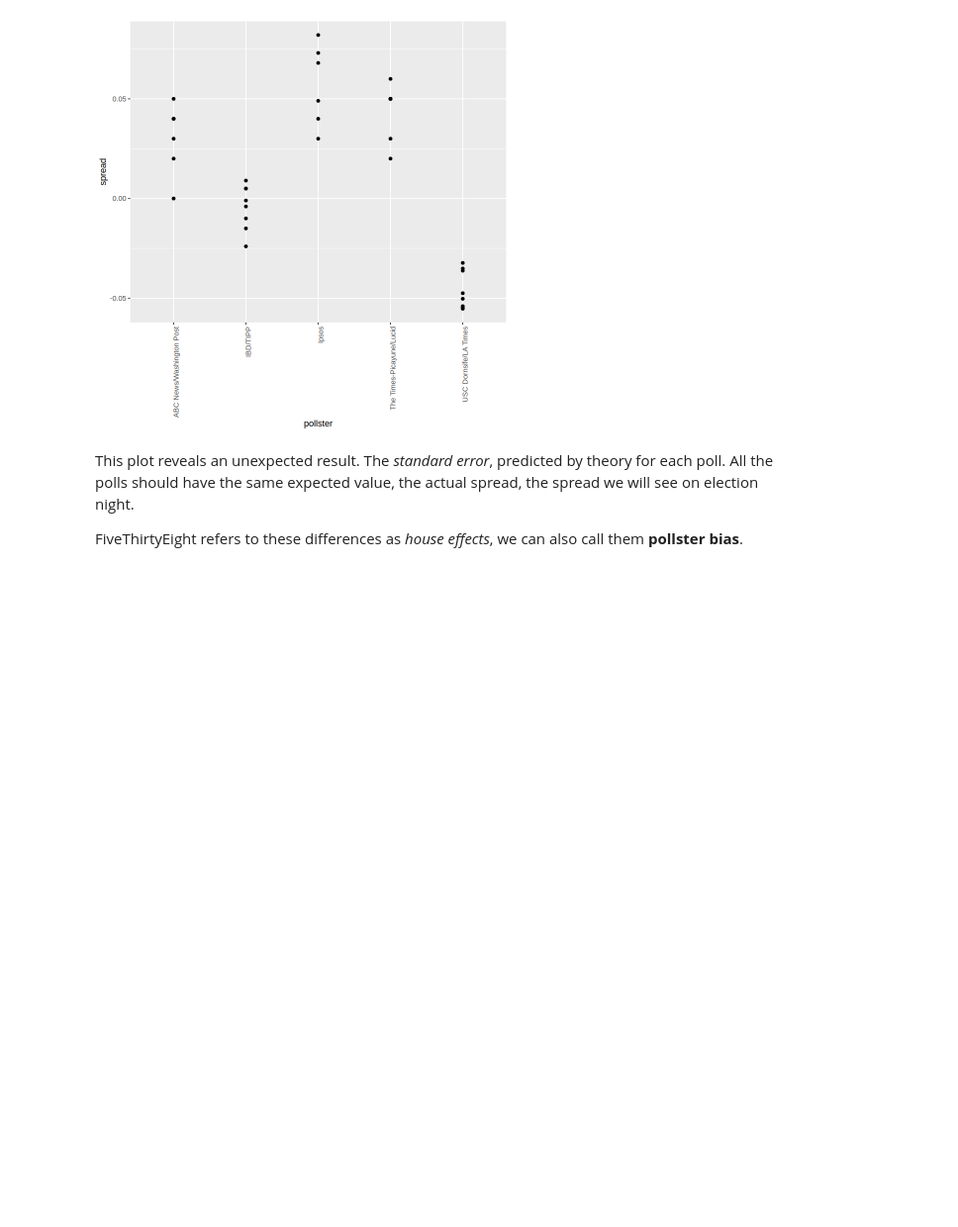
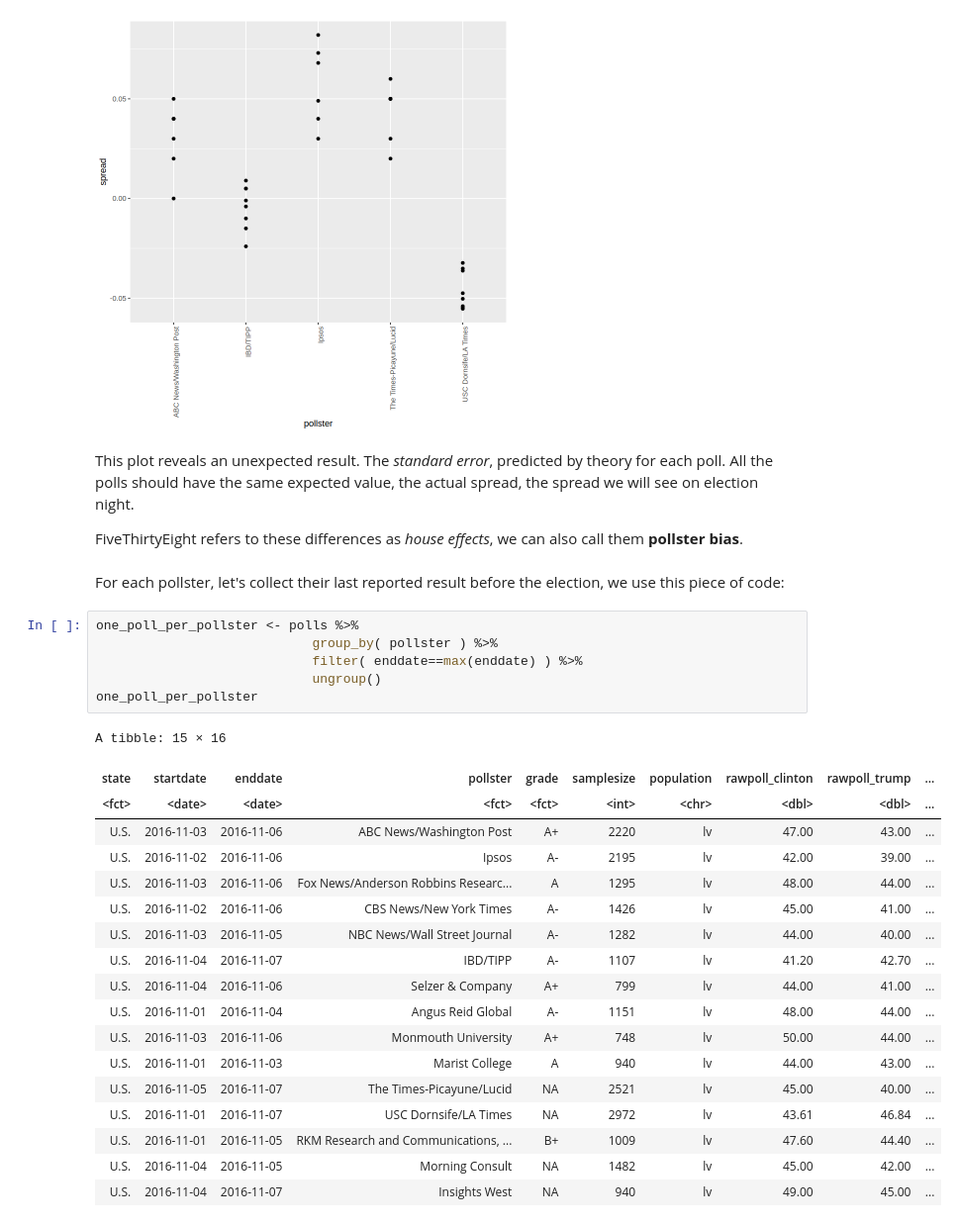
Before and after one commit to benitojpc/data-science-infering-modeling, a Jupyter notebook: Inference-Modeling.ipynb, the cells around one changed output. Shown at 99% size. Cells and saved outputs as stored; diff of their text form; blank space fills up the shorter version.

```diff
--- a/Inference-Modeling.ipynb
+++ b/Inference-Modeling.ipynb
@@ -2115,3 +2126,30 @@ polls %>% group_by( pollster ) %>%
 This plot reveals an unexpected result. The *standard error*, predicted by theory for each poll. All the polls should have the same expected value, the actual spread, the spread we will see on election night.
 
 FiveThirtyEight refers to these differences as *house effects*, we can also call them **pollster bias**.
+# %% [markdown]
+For each pollster, let's collect their last reported result before the election, we use this piece of code:
+# %%
+one_poll_per_pollster <- polls %>%
+                            group_by( pollster ) %>%
+                            filter( enddate==max(enddate) ) %>%
+                            ungroup()
+one_poll_per_pollster
+# %% [output]
+A tibble: 15 × 16
+| state | startdate | enddate | pollster | grade | samplesize | population | rawpoll_clinton | rawpoll_trump | ... |
+| <fct> | <date> | <date> | <fct> | <fct> | <int> | <chr> | <dbl> | <dbl> | ... |
+| U.S. | 2016-11-03 | 2016-11-06 | ABC News/Washington Post | A+ | 2220 | lv | 47.00 | 43.00 | ... |
+| U.S. | 2016-11-02 | 2016-11-06 | Ipsos | A- | 2195 | lv | 42.00 | 39.00 | ... |
+| U.S. | 2016-11-03 | 2016-11-06 | Fox News/Anderson Robbins Researc... | A | 1295 | lv | 48.00 | 44.00 | ... |
+| U.S. | 2016-11-02 | 2016-11-06 | CBS News/New York Times | A- | 1426 | lv | 45.00 | 41.00 | ... |
+| U.S. | 2016-11-03 | 2016-11-05 | NBC News/Wall Street Journal | A- | 1282 | lv | 44.00 | 40.00 | ... |
+| U.S. | 2016-11-04 | 2016-11-07 | IBD/TIPP | A- | 1107 | lv | 41.20 | 42.70 | ... |
+| U.S. | 2016-11-04 | 2016-11-06 | Selzer & Company | A+ | 799 | lv | 44.00 | 41.00 | ... |
+| U.S. | 2016-11-01 | 2016-11-04 | Angus Reid Global | A- | 1151 | lv | 48.00 | 44.00 | ... |
+| U.S. | 2016-11-03 | 2016-11-06 | Monmouth University | A+ | 748 | lv | 50.00 | 44.00 | ... |
+| U.S. | 2016-11-01 | 2016-11-03 | Marist College | A | 940 | lv | 44.00 | 43.00 | ... |
+| U.S. | 2016-11-05 | 2016-11-07 | The Times-Picayune/Lucid | NA | 2521 | lv | 45.00 | 40.00 | ... |
+| U.S. | 2016-11-01 | 2016-11-07 | USC Dornsife/LA Times | NA | 2972 | lv | 43.61 | 46.84 | ... |
+| U.S. | 2016-11-01 | 2016-11-05 | RKM Research and Communications, ... | B+ | 1009 | lv | 47.60 | 44.40 | ... |
+| U.S. | 2016-11-04 | 2016-11-05 | Morning Consult | NA | 1482 | lv | 45.00 | 42.00 | ... |
+| U.S. | 2016-11-04 | 2016-11-07 | Insights West | NA | 940 | lv | 49.00 | 45.00 | ... |
```
Also changed, not shown: parts of 73 cells of this notebook, 1 other file.
